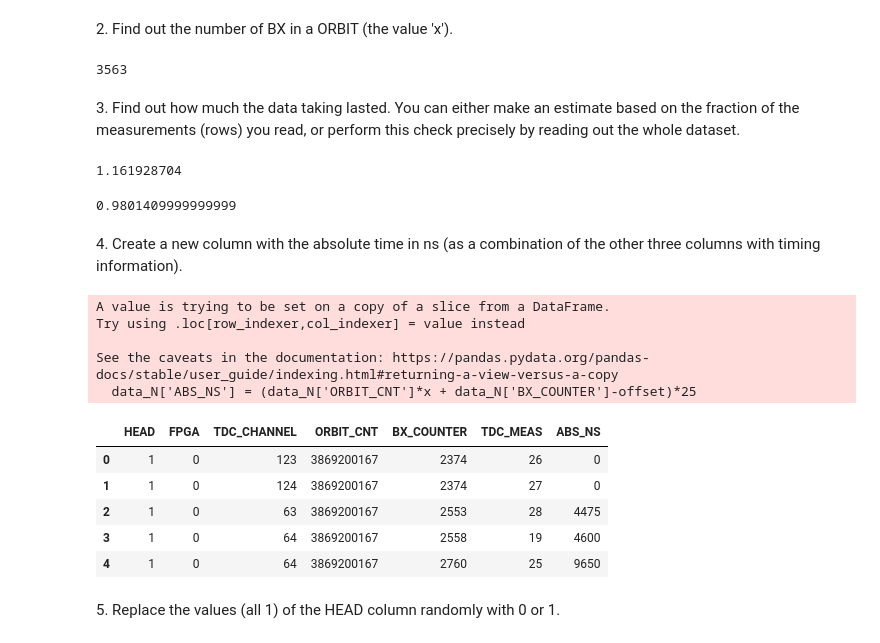
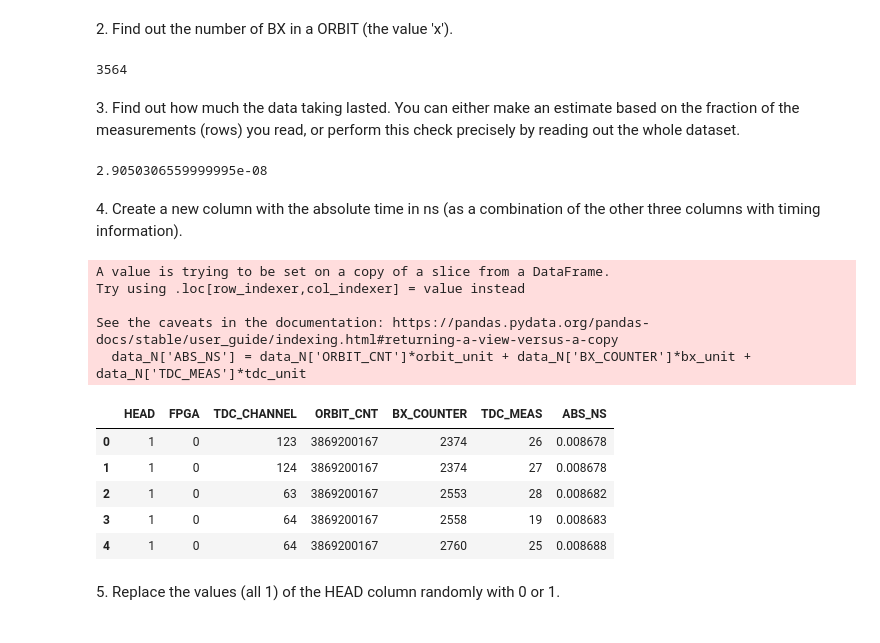
Before and after one commit to GiancarloSaran/LaboratoryOfComputationalPhysics_Y6, a Jupyter notebook: 06ex_Pandas.ipynb, the cells around one changed output. Drawn from its saved outputs; the diff is of its cells as text; code cells hidden in the pictures.

```diff
--- a/06ex_Pandas.ipynb
+++ b/06ex_Pandas.ipynb
@@ -42,48 +42,40 @@ data_N.shape
 # %% [markdown]
 2\. Find out the number of BX in a ORBIT (the value 'x').
 # %%
-x = data_N['BX_COUNTER'].max()
+x = data_N['BX_COUNTER'].max() + 1
 print(x)
 # %% [output]
-3563
+3564
 # %% [markdown]
 3\. Find out how much the data taking lasted. You can either make an estimate based on the fraction of the measurements (rows) you read, or perform this check precisely by reading out the whole dataset.
 # %%
 #estimate
-unit = 25e-09
+bx_unit, tdc_unit = 25e-09, 25e-09/30
+tdc_range, bx_range = data_N['TDC_MEAS'].max()+1, x
 ratio = N/data.shape[0]
-offset = data_N['ORBIT_CNT'].min()*x+data_N['BX_COUNTER'].iloc[0]
-bx_est = data_N['BX_COUNTER'].iloc[-1]
-orbit_est = data_N['ORBIT_CNT'].max()
-delta_est = (bx_est+orbit_est*x-offset)*unit/ratio
+orbit_est = data_N['ORBIT_CNT'].max()-data_N['ORBIT_CNT'].min()
+orbit_unit = tdc_unit * tdc_range * bx_unit * bx_range
+delta_est = (orbit_unit*orbit_est)/ratio
 print(delta_est)
 # %% [output]
-1.161928704
+2.9050306559999995e-08
-# %%
-#accurate
-bx_r = data['BX_COUNTER'].iloc[-1]
-orbit = data['ORBIT_CNT'].max()
-delta_t = (bx_r+orbit*x-offset)*unit
-print(delta_t)
-# %% [output]
-0.9801409999999999
 # %% [markdown]
 4\. Create a new column with the absolute time in ns (as a combination of the other three columns with timing information).
 # %%
-data_N['ABS_NS'] = (data_N['ORBIT_CNT']*x + data_N['BX_COUNTER']-offset)*25
+data_N['ABS_NS'] = data_N['ORBIT_CNT']*orbit_unit + data_N['BX_COUNTER']*bx_unit + data_N['TDC_MEAS']*tdc_unit
 data_N.head()
 # %% [output]
 A value is trying to be set on a copy of a slice from a DataFrame.
 Try using .loc[row_indexer,col_indexer] = value instead
 
 See the caveats in the documentation: https://pandas.pydata.org/pandas-docs/stable/user_guide/indexing.html#returning-a-view-versus-a-copy
-  data_N['ABS_NS'] = (data_N['ORBIT_CNT']*x + data_N['BX_COUNTER']-offset)*25
+  data_N['ABS_NS'] = data_N['ORBIT_CNT']*orbit_unit + data_N['BX_COUNTER']*bx_unit + data_N['TDC_MEAS']*tdc_unit
 |  | HEAD | FPGA | TDC_CHANNEL | ORBIT_CNT | BX_COUNTER | TDC_MEAS | ABS_NS |
-| 0 | 1 | 0 | 123 | 3869200167 | 2374 | 26 | 0 |
-| 1 | 1 | 0 | 124 | 3869200167 | 2374 | 27 | 0 |
-| 2 | 1 | 0 | 63 | 3869200167 | 2553 | 28 | 4475 |
-| 3 | 1 | 0 | 64 | 3869200167 | 2558 | 19 | 4600 |
-| 4 | 1 | 0 | 64 | 3869200167 | 2760 | 25 | 9650 |
+| 0 | 1 | 0 | 123 | 3869200167 | 2374 | 26 | 0.008678 |
+| 1 | 1 | 0 | 124 | 3869200167 | 2374 | 27 | 0.008678 |
+| 2 | 1 | 0 | 63 | 3869200167 | 2553 | 28 | 0.008682 |
+| 3 | 1 | 0 | 64 | 3869200167 | 2558 | 19 | 0.008683 |
+| 4 | 1 | 0 | 64 | 3869200167 | 2760 | 25 | 0.008688 |
 # %% [markdown]
 5\. Replace the values (all 1) of the HEAD column randomly with 0 or 1.
 # %%
```
Also changed, not shown: parts of 5 cells of this notebook.
